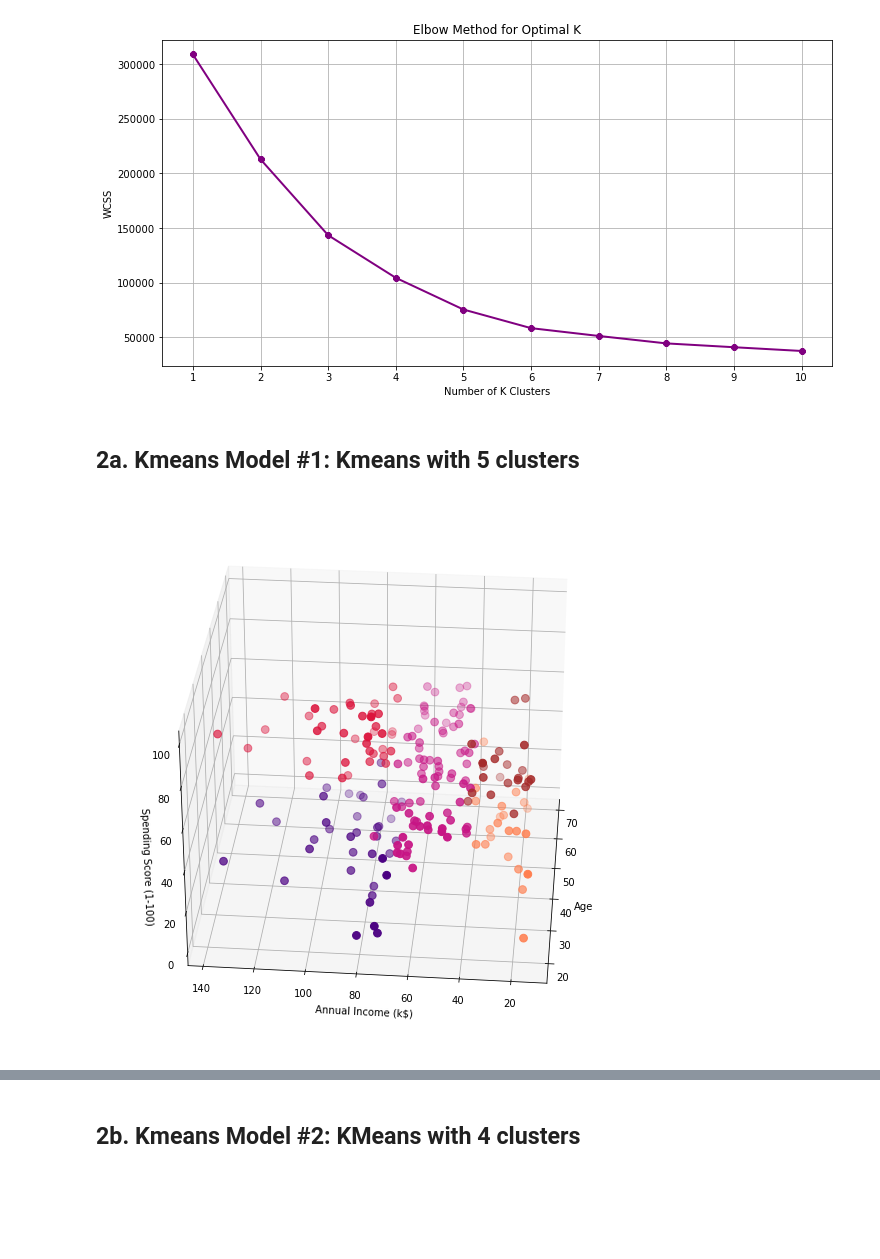
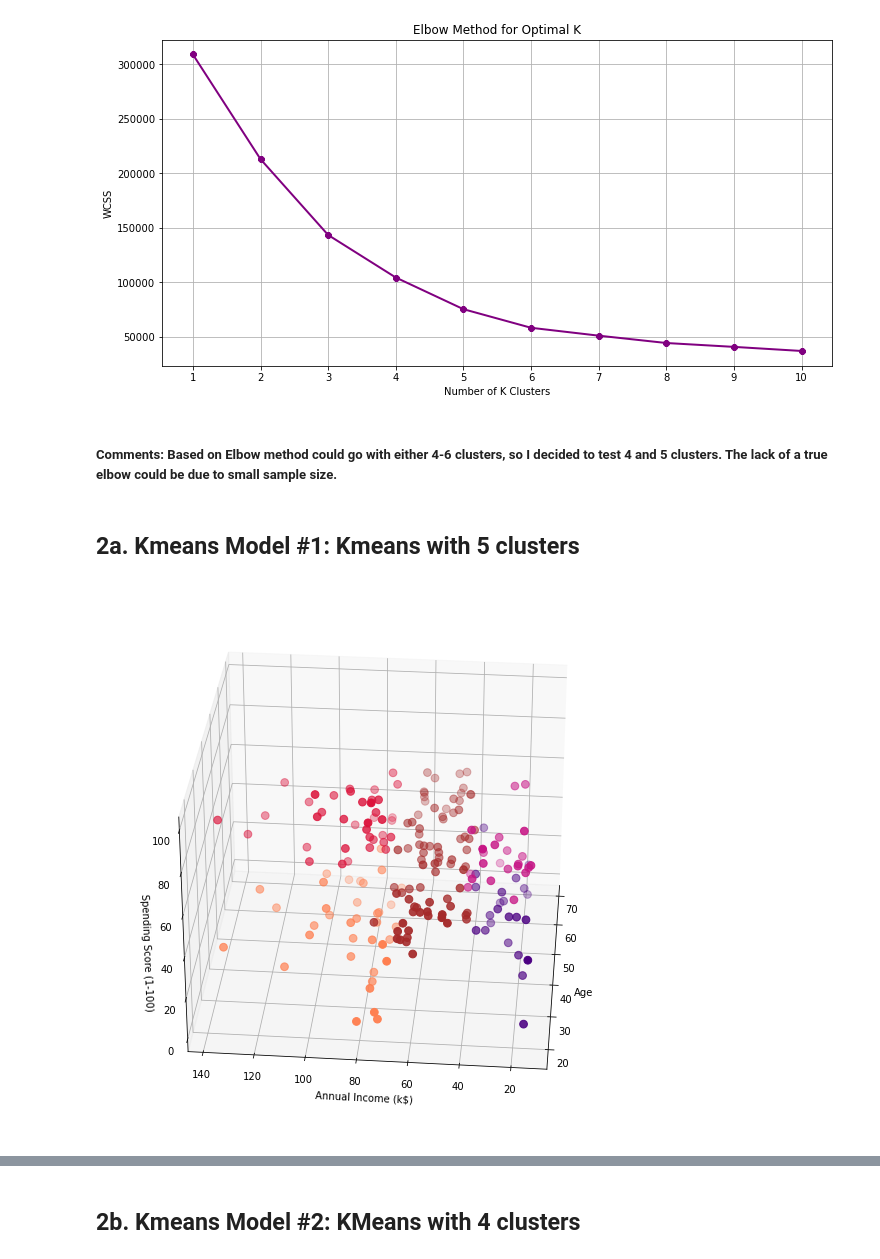
Before and after one commit to brittany-city/customer-segmentation, a Jupyter notebook: customer-segmentation.ipynb, the cells around one changed output, grey strips where cells are left out. Cells and saved outputs as stored; diff of their text form; code cells hidden in the pictures; blank space fills up the shorter version.

```diff
--- a/customer-segmentation.ipynb
+++ b/customer-segmentation.ipynb
@@ -160,31 +163,35 @@ plt.title('Elbow Method for Optimal K')
 plt.show()
 # %% [output]
 [figure]
+# %% [markdown]
+##### Comments: Based on Elbow method could go with either 4-6 clusters, so I decided to test 4 and 5 clusters. The lack of a true elbow could be due to small sample size.
 # %% [markdown]
 ## 2a. Kmeans Model #1: Kmeans with 5 clusters
+# %%
+df5 = df #creating new df for 5 cluster kmeans
 # %%
 km = KMeans(n_clusters=5)
-clusters = km.fit_predict(df.iloc[:,1:])
-df["label"] = clusters
+clusters = km.fit_predict(df5.iloc[:,1:])
+df5["label"] = clusters
 centroids_df = pd.DataFrame()
 
 from mpl_toolkits.mplot3d import Axes3D
 import matplotlib.pyplot as plt
 import numpy as np
 import pandas as pd
 
 fig = plt.figure(figsize=(20,10))
 ax = fig.add_subplot(111, projection='3d')
-ax.scatter(df.Age[df.label == 0], df["Annual Income (k$)"][df.label == 0], df["Spending Score (1-100)"][df.label == 0], c='brown', s=60)
-ax.scatter(df.Age[df.label == 1], df["Annual Income (k$)"][df.label == 1], df["Spending Score (1-100)"][df.label == 1], c='crimson', s=60)
-ax.scatter(df.Age[df.label == 2], df["Annual Income (k$)"][df.label == 2], df["Spending Score (1-100)"][df.label == 2], c='coral', s=60)
-ax.scatter(df.Age[df.label == 3], df["Annual Income (k$)"][df.label == 3], df["Spending Score (1-100)"][df.label == 3], c='indigo', s=60)
-ax.scatter(df.Age[df.label == 4], df["Annual Income (k$)"][df.label == 4], df["Spending Score (1-100)"][df.label == 4], c='mediumvioletred', s=60)
+ax.scatter(df.Age[df5.label == 0], df5["Annual Income (k$)"][df5.label == 0], df5["Spending Score (1-100)"][df5.label == 0], c='brown', s=60)
+ax.scatter(df.Age[df5.label == 1], df5["Annual Income (k$)"][df5.label == 1], df5["Spending Score (1-100)"][df5.label == 1], c='crimson', s=60)
+ax.scatter(df.Age[df5.label == 2], df5["Annual Income (k$)"][df5.label == 2], df5["Spending Score (1-100)"][df5.label == 2], c='coral', s=60)
+ax.scatter(df.Age[df5.label == 3], df5["Annual Income (k$)"][df5.label == 3], df5["Spending Score (1-100)"][df5.label == 3], c='indigo', s=60)
+ax.scatter(df.Age[df5.label == 4], df5["Annual Income (k$)"][df5.label == 4], df5["Spending Score (1-100)"][df5.label == 4], c='mediumvioletred', s=60)
 ax.view_init(30, 185)
 #ax.scatter(centroids_df['X'],centroids_df['Y'], centroids_df['Z'], s=90, marker=",", color="r")
 plt.xlabel("Age")
 plt.ylabel("Annual Income (k$)")
 ax.set_zlabel('Spending Score (1-100)')
 plt.show()
 # %% [output]
-[figure, old version]
+[figure, new version]
```
Also changed, not shown: parts of 84 cells of this notebook.
